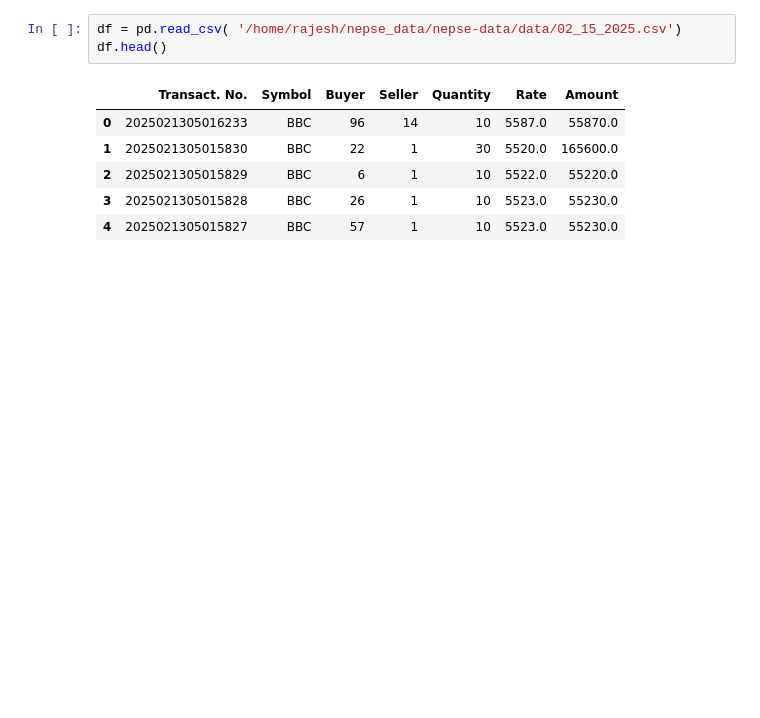
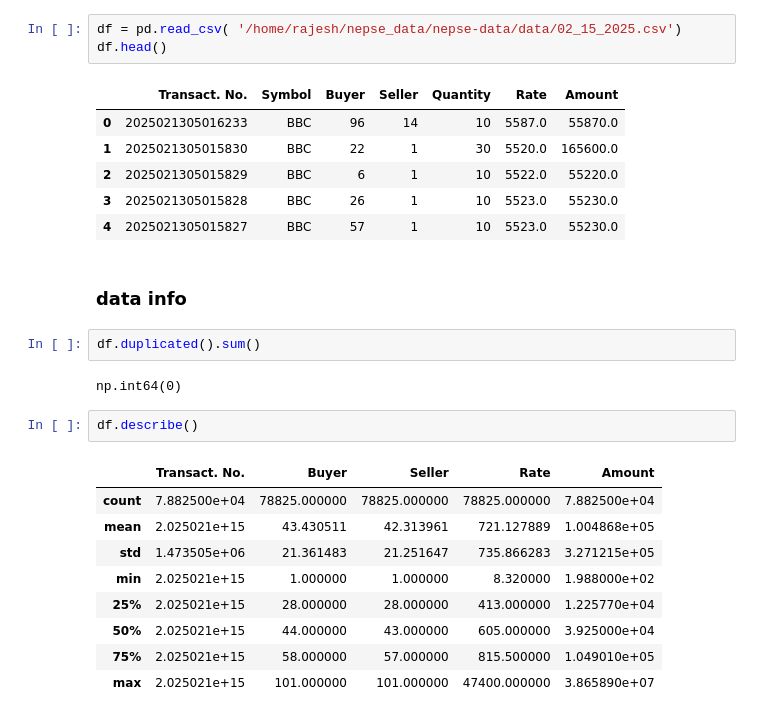
Before and after one commit to jin-raii/Nepse_data, a Jupyter notebook: eda.ipynb, the cells around one changed output. Saved outputs shown, nothing was run; the diff lists cells and outputs as text; blank space fills up the shorter version.

```diff
--- a/eda.ipynb
+++ b/eda.ipynb
@@ -13,3 +13,21 @@ df.head()
 | 2 | 2025021305015829 | BBC | 6 | 1 | 10 | 5522.0 | 55220.0 |
 | 3 | 2025021305015828 | BBC | 26 | 1 | 10 | 5523.0 | 55230.0 |
 | 4 | 2025021305015827 | BBC | 57 | 1 | 10 | 5523.0 | 55230.0 |
+# %% [markdown]
+### data info
+# %%
+df.duplicated().sum()
+# %% [output]
+np.int64(0)
+# %%
+df.describe()
+# %% [output]
+|  | Transact. No. | Buyer | Seller | Rate | Amount |
+| count | 7.882500e+04 | 78825.000000 | 78825.000000 | 78825.000000 | 7.882500e+04 |
+| mean | 2.025021e+15 | 43.430511 | 42.313961 | 721.127889 | 1.004868e+05 |
+| std | 1.473505e+06 | 21.361483 | 21.251647 | 735.866283 | 3.271215e+05 |
+| min | 2.025021e+15 | 1.000000 | 1.000000 | 8.320000 | 1.988000e+02 |
+| 25% | 2.025021e+15 | 28.000000 | 28.000000 | 413.000000 | 1.225770e+04 |
+| 50% | 2.025021e+15 | 44.000000 | 43.000000 | 605.000000 | 3.925000e+04 |
+| 75% | 2.025021e+15 | 58.000000 | 57.000000 | 815.500000 | 1.049010e+05 |
+| max | 2.025021e+15 | 101.000000 | 101.000000 | 47400.000000 | 3.865890e+07 |
```
Also changed, not shown: parts of 3 cells of this notebook, 3 other files.
